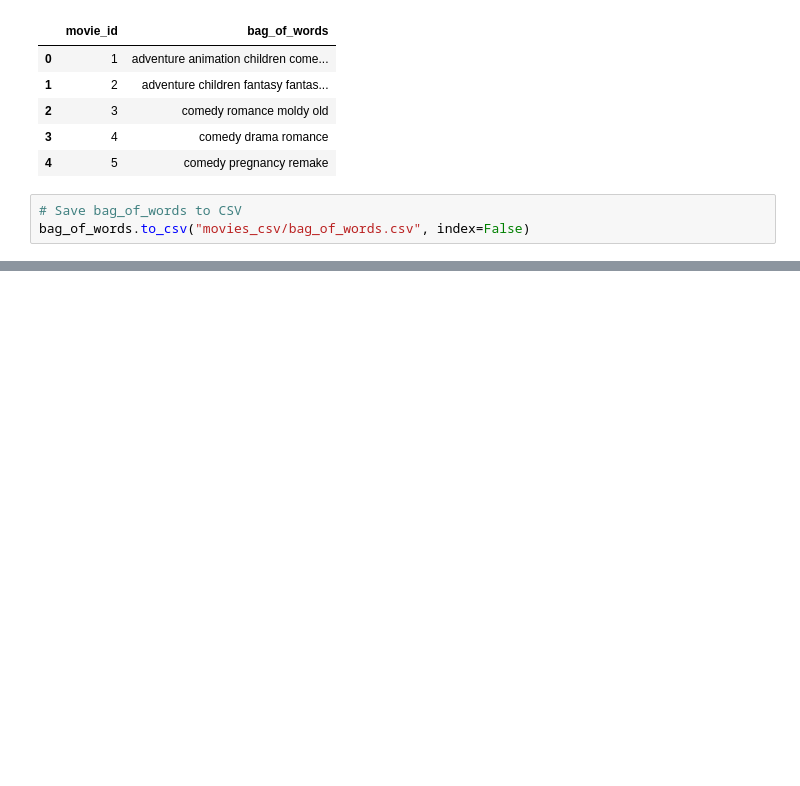
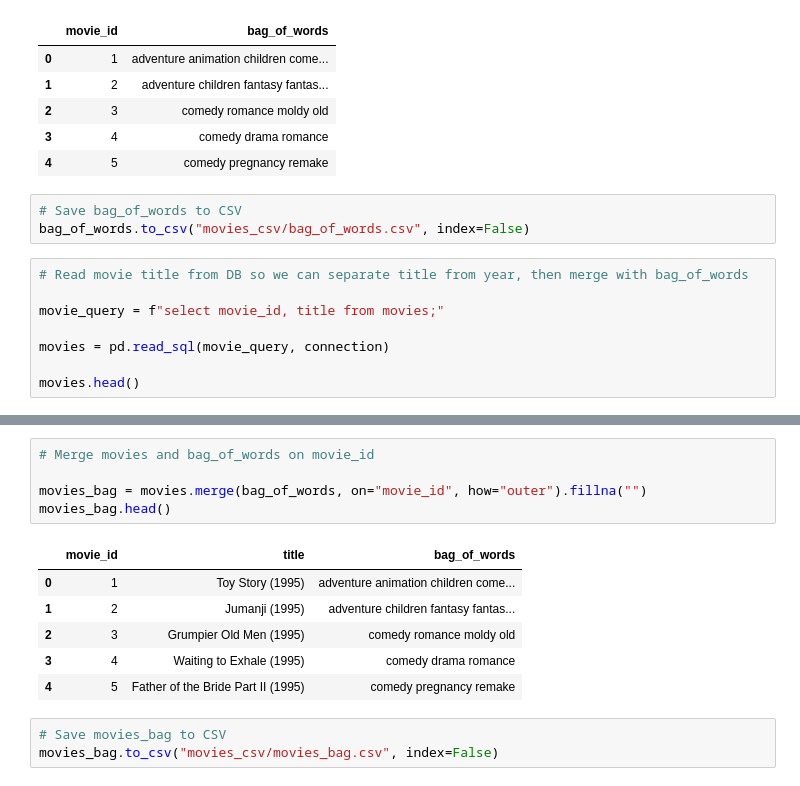
Before and after one commit to improvbutterfly/movies-project, a Jupyter notebook: CombineDataForMachineModel.ipynb, the cells around one changed output, grey strips where cells are left out. Cells and saved outputs as stored; diff of their text form; blank space fills up the shorter version.

Commit message:
Adding title stuff

```diff
--- a/CombineDataForMachineModel.ipynb
+++ b/CombineDataForMachineModel.ipynb
@@ -166,3 +166,11 @@ bag_of_words.head()
 # %%
 # Save bag_of_words to CSV
 bag_of_words.to_csv("movies_csv/bag_of_words.csv", index=False)
+# %%
+# Read movie title from DB so we can separate title from year, then merge with bag_of_words
+
+movie_query = f"select movie_id, title from movies;"
+
+movies = pd.read_sql(movie_query, connection)
+
+movies.head()
@@ -168,0 +184,15 @@ bag_of_words.to_csv("movies_csv/bag_of_words.csv", index=False)
+# %%
+# Merge movies and bag_of_words on movie_id
+
+movies_bag = movies.merge(bag_of_words, on="movie_id", how="outer").fillna("")
+movies_bag.head()
+# %% [output]
+|  | movie_id | title | bag_of_words |
+| 0 | 1 | Toy Story (1995) | adventure animation children come... |
+| 1 | 2 | Jumanji (1995) | adventure children fantasy fantas... |
+| 2 | 3 | Grumpier Old Men (1995) | comedy romance moldy old |
+| 3 | 4 | Waiting to Exhale (1995) | comedy drama romance |
+| 4 | 5 | Father of the Bride Part II (1995) | comedy pregnancy remake |
+# %%
+# Save movies_bag to CSV
+movies_bag.to_csv("movies_csv/movies_bag.csv", index=False)
```
Also changed, not shown: parts of 5 cells of this notebook.
